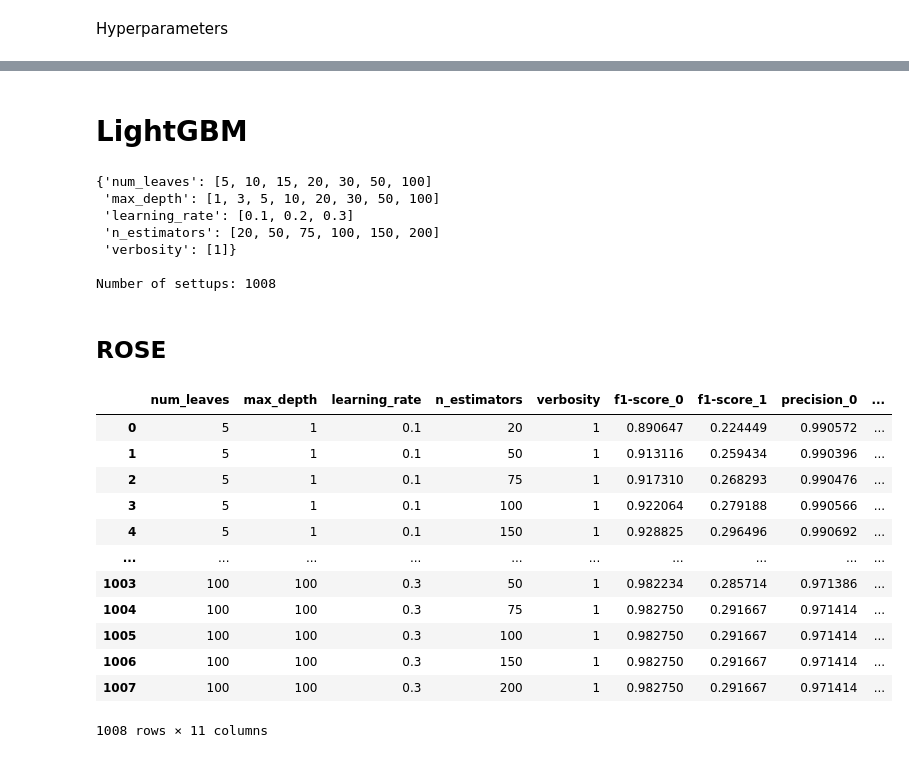
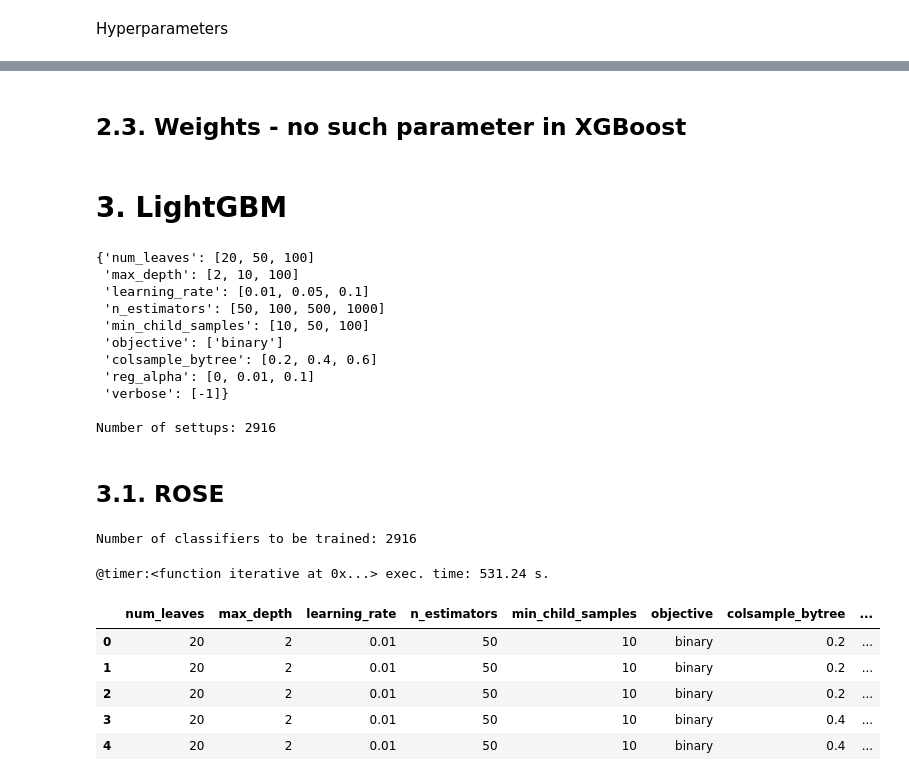
Before and after one commit to shvetsmaksym/Taiwan-Companies-Bankruptcy-Prediction, a Jupyter notebook: tree_based_models.ipynb, the cells around one changed output, grey strips where cells are left out. Saved outputs shown, nothing was run; the diff lists cells and outputs as text; code cells hidden in the pictures.

```diff
--- a/tree_based_models.ipynb
+++ b/tree_based_models.ipynb
@@ -375,51 +431,60 @@ generate_hprs_report(df=xgb_smote_res, hprs=HPRS, metrics=['f1-score_1', 'precis
+# %% [markdown]
+## 2.3. Weights - no such parameter in XGBoost
 # %% [markdown]
-# LightGBM
+# 3. LightGBM
 # %%
-LGBM_HPRS = ['num_leaves', 'max_depth', 'learning_rate', 'n_estimators']
-lgbm_params = {'num_leaves': [5, 10, 15, 20, 30, 50, 100],
-               'max_depth': [1, 3, 5, 10, 20, 30, 50, 100],
-               'learning_rate': [0.1, 0.2, 0.3],
-               'n_estimators': [20, 50, 75, 100, 150, 200],
-               'verbosity': [1]
+lgbm_params = {'num_leaves': [20, 50, 100],
+               'max_depth': [2, 10, 100],
+               'learning_rate': [0.01, 0.05, 0.1],
+               'n_estimators': [50, 100, 500, 1000],
+               'min_child_samples': [10, 50, 100],
+               'objective': ['binary'],
+               'colsample_bytree': [round(0.1 * x, 1) for x in range(2, 8, 2)],
+               'reg_alpha': [0, 0.01, 0.1],
+               'verbose': [-1]
               }
+LGBM_HPRS = list(lgbm_params.keys())
+LGBM_HPRS.remove('objective')
+LGBM_HPRS.remove('verbose')
+
 
 print("\n".join(re.split('(?<=]),', lgbm_params.__str__())))
 print("\nNumber of settups:", len(list(product(*list(lgbm_params.values())))))
 # %% [output]
-{'num_leaves': [5, 10, 15, 20, 30, 50, 100]
- 'max_depth': [1, 3, 5, 10, 20, 30, 50, 100]
- 'learning_rate': [0.1, 0.2, 0.3]
- 'n_estimators': [20, 50, 75, 100, 150, 200]
- 'verbosity': [1]}
+{'num_leaves': [20, 50, 100]
+ 'max_depth': [2, 10, 100]
+ 'learning_rate': [0.01, 0.05, 0.1]
+ 'n_estimators': [50, 100, 500, 1000]
+ 'min_child_samples': [10, 50, 100]
+ 'objective': ['binary']
+ 'colsample_bytree': [0.2, 0.4, 0.6]
+ 'reg_alpha': [0, 0.01, 0.1]
+ 'verbose': [-1]}
 
-Number of settups: 1008
+Number of settups: 2916
 # %% [markdown]
-## ROSE
+## 3.1. ROSE
 # %%
 run_inference(data=(X_rose, X_test, Y_rose, Y_test),
               base_clf=LGBMClassifier,
               params=lgbm_params,
               metrics=('f1-score', 'precision', 'recall'),
               classes=(0, 1),
-              output_file=os.path.join('data', '.local', 'LGBM_ROSE_results.csv'),
+              output_file=os.path.join('data', '.local', 'hprs', 'LGBM_ROSE_results.csv'),
               multiprocessing_mode=False)
+# %% [output]
+Number of classifiers to be trained: 2916
+@timer:<function iterative at 0x...> exec. time: 531.24 s.
 # %%
-lgbm_rose_res = pd.read_csv(os.path.join('data', '.local', 'LGBM_ROSE_results.csv'), sep=';')
-lgbm_rose_res
+lgbm_rose_res = pd.read_csv(os.path.join('data', '.local', 'hprs', 'LGBM_ROSE_results.csv'), sep=';')
+lgbm_rose_res.head()
 # %% [output]
-|  | num_leaves | max_depth | learning_rate | n_estimators | verbosity | f1-score_0 | f1-score_1 | precision_0 | ... |
-| 0 | 5 | 1 | 0.1 | 20 | 1 | 0.890647 | 0.224449 | 0.990572 | ... |
-| 1 | 5 | 1 | 0.1 | 50 | 1 | 0.913116 | 0.259434 | 0.990396 | ... |
-| 2 | 5 | 1 | 0.1 | 75 | 1 | 0.917310 | 0.268293 | 0.990476 | ... |
-| 3 | 5 | 1 | 0.1 | 100 | 1 | 0.922064 | 0.279188 | 0.990566 | ... |
-| 4 | 5 | 1 | 0.1 | 150 | 1 | 0.928825 | 0.296496 | 0.990692 | ... |
-| ... | ... | ... | ... | ... | ... | ... | ... | ... | ... |
-| 1003 | 100 | 100 | 0.3 | 50 | 1 | 0.982234 | 0.285714 | 0.971386 | ... |
-| 1004 | 100 | 100 | 0.3 | 75 | 1 | 0.982750 | 0.291667 | 0.971414 | ... |
-| 1005 | 100 | 100 | 0.3 | 100 | 1 | 0.982750 | 0.291667 | 0.971414 | ... |
-| 1006 | 100 | 100 | 0.3 | 150 | 1 | 0.982750 | 0.291667 | 0.971414 | ... |
-| 1007 | 100 | 100 | 0.3 | 200 | 1 | 0.982750 | 0.291667 | 0.971414 | ... |
+|  | num_leaves | max_depth | learning_rate | n_estimators | min_child_samples | objective | colsample_bytree | ... |
+| 0 | 20 | 2 | 0.01 | 50 | 10 | binary | 0.2 | ... |
+| 1 | 20 | 2 | 0.01 | 50 | 10 | binary | 0.2 | ... |
+| 2 | 20 | 2 | 0.01 | 50 | 10 | binary | 0.2 | ... |
+| 3 | 20 | 2 | 0.01 | 50 | 10 | binary | 0.4 | ... |
+| 4 | 20 | 2 | 0.01 | 50 | 10 | binary | 0.4 | ... |
-1008 rows × 11 columns
 # %%
 generate_hprs_report(df=lgbm_rose_res, hprs=LGBM_HPRS, metrics=['f1-score_1', 'precision_1', 'recall_1'])
 # %% [output]
```
Also changed, not shown: parts of 68 cells of this notebook, 1 other file.
